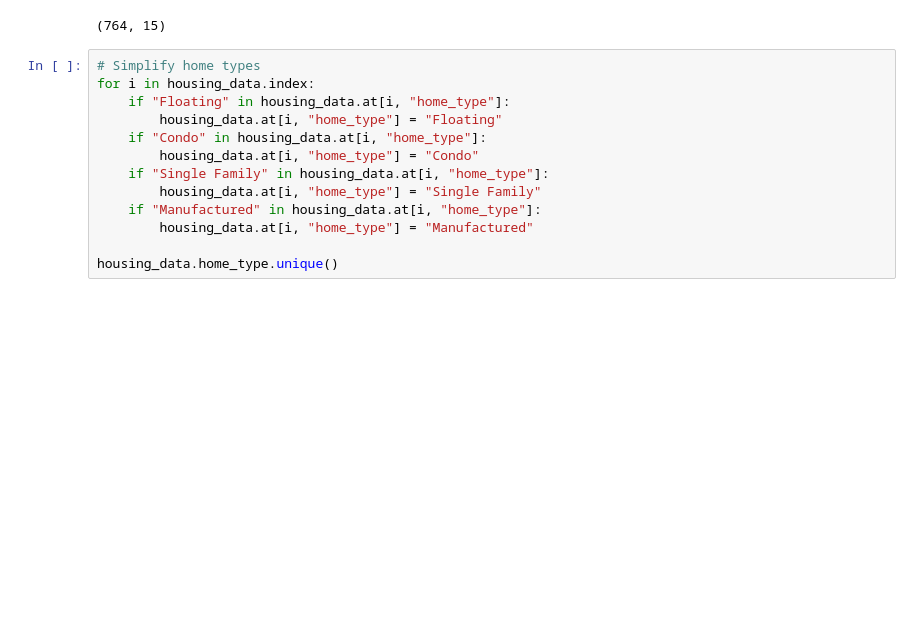
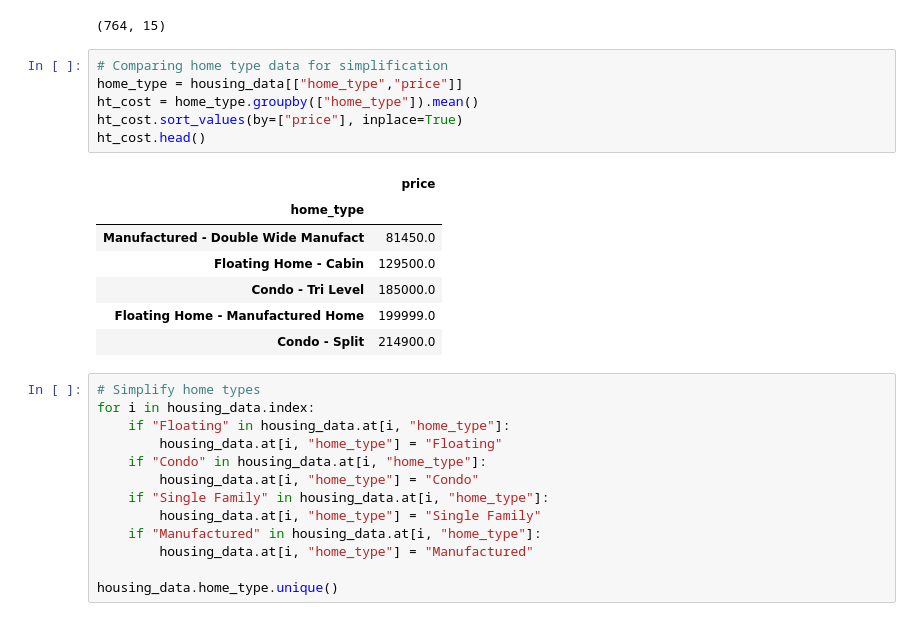
Before and after one commit to tristanh314/final-project-ddt, a Jupyter notebook: DataCleaning/cleanData.ipynb, the cells around one changed output. Drawn from its saved outputs; the diff is of its cells as text; blank space fills up the shorter version.

```diff
--- a/DataCleaning/cleanData.ipynb
+++ b/DataCleaning/cleanData.ipynb
@@ -19,6 +19,20 @@ null_lots = housing_data.loc[housing_data["lot_size"].isnull(), :]
 null_lots.shape
 # %% [output]
 (764, 15)
+# %%
+# Comparing home type data for simplification
+home_type = housing_data[["home_type","price"]]
+ht_cost = home_type.groupby(["home_type"]).mean()
+ht_cost.sort_values(by=["price"], inplace=True)
+ht_cost.head()
+# %% [output]
+|  | price |
+| home_type |  |
+| Manufactured - Double Wide Manufact | 81450.0 |
+| Floating Home - Cabin | 129500.0 |
+| Condo - Tri Level | 185000.0 |
+| Floating Home - Manufactured Home | 199999.0 |
+| Condo - Split | 214900.0 |
 # %%
 # Simplify home types
 for i in housing_data.index:
```
Also changed, not shown: parts of 3 cells of this notebook, 9 other files.
